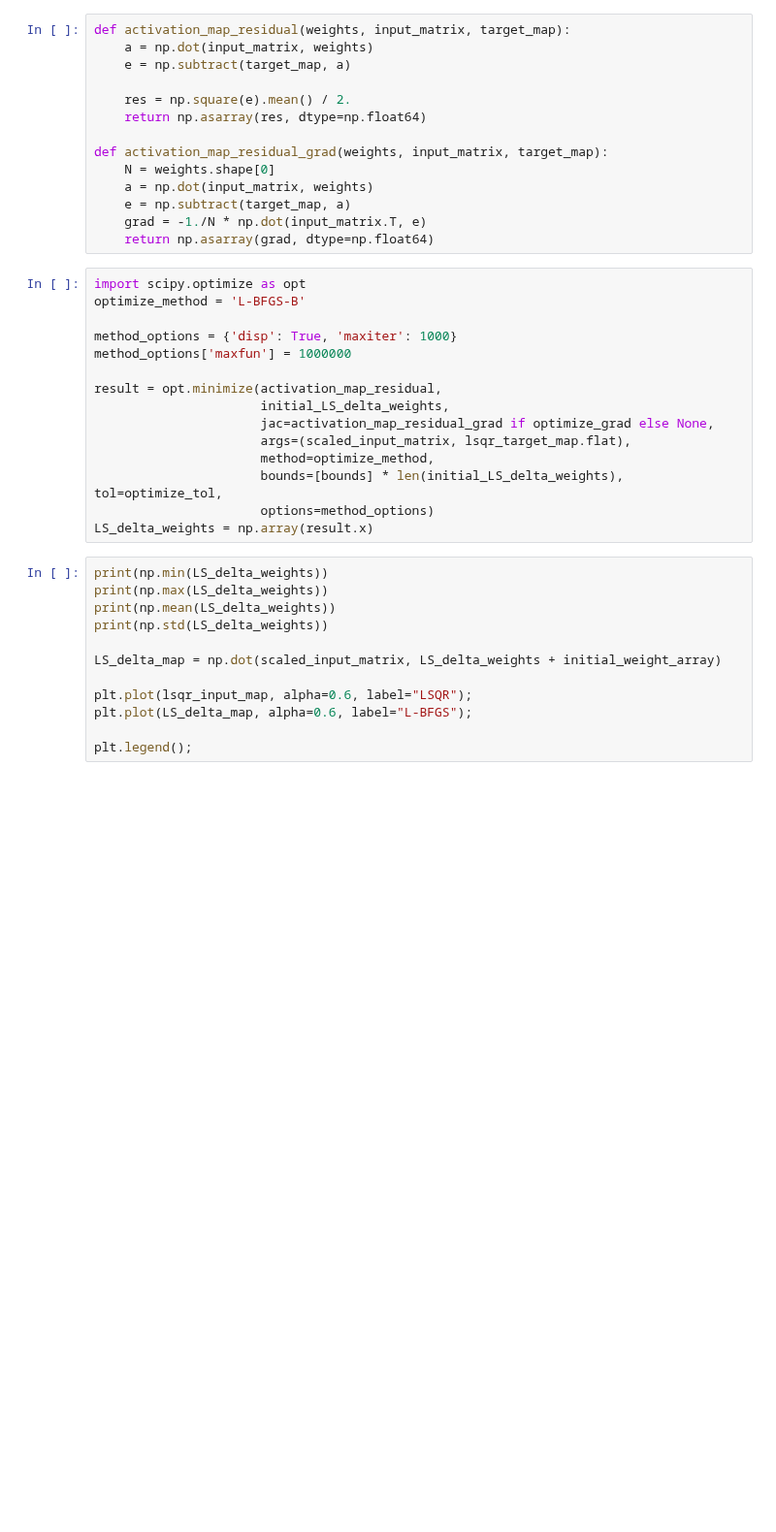
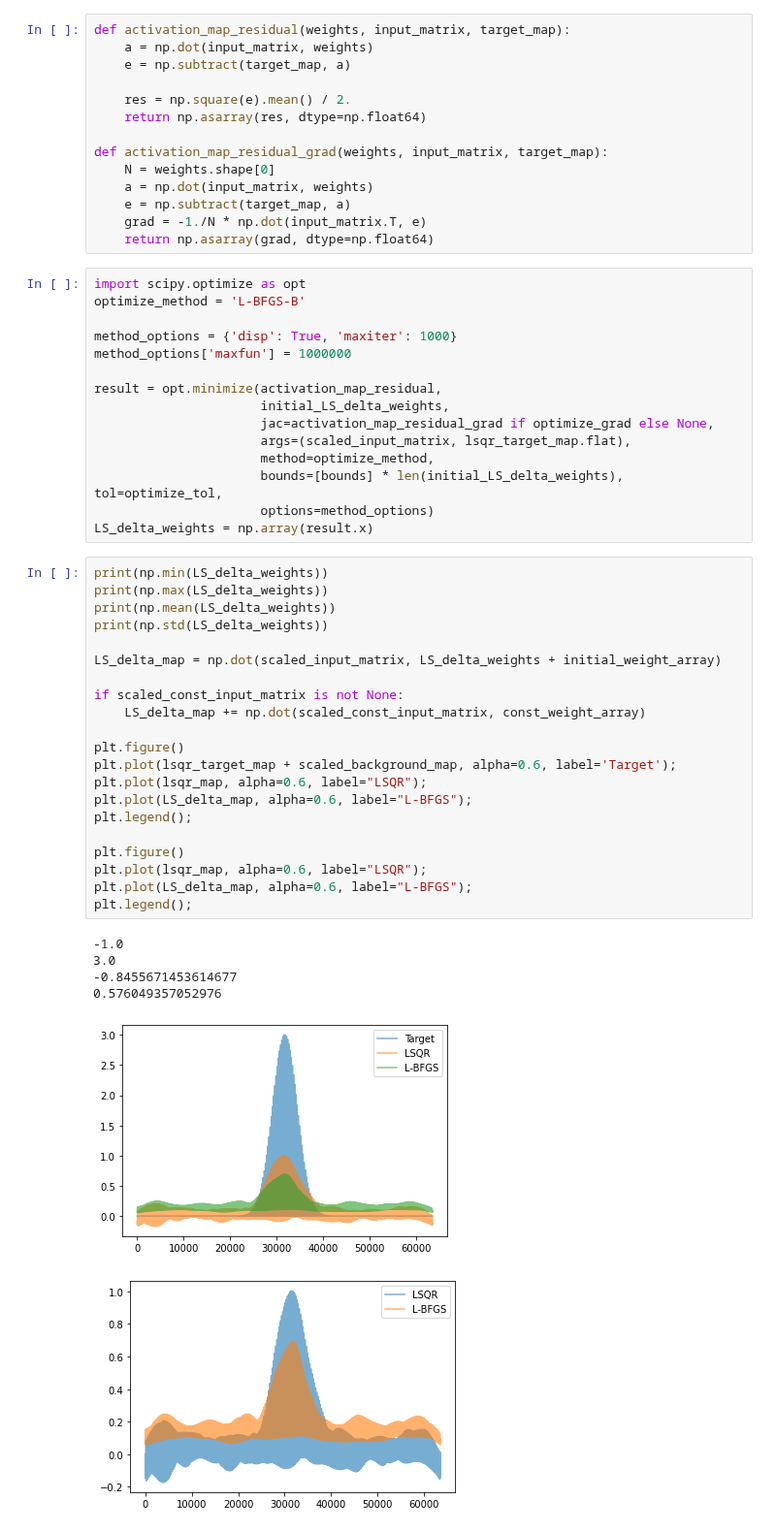
Before and after one commit to soltesz-lab/dentate, a Jupyter notebook: notebooks/Generation of Structured Weights.ipynb, the cells around one changed output. Shown at 97% size. Drawn from its saved outputs; the diff is of its cells as text; blank space fills up the shorter version.

```diff
--- a/notebooks/Generation of Structured Weights.ipynb
+++ b/notebooks/Generation of Structured Weights.ipynb
@@ -573,13 +424,29 @@ LS_delta_weights = np.array(result.x)
 # %%
 print(np.min(LS_delta_weights))
 print(np.max(LS_delta_weights))
 print(np.mean(LS_delta_weights))
 print(np.std(LS_delta_weights))
 
 LS_delta_map = np.dot(scaled_input_matrix, LS_delta_weights + initial_weight_array)
 
-plt.plot(lsqr_input_map, alpha=0.6, label="LSQR");
+if scaled_const_input_matrix is not None:
+    LS_delta_map += np.dot(scaled_const_input_matrix, const_weight_array)
+
+plt.figure()
+plt.plot(lsqr_target_map + scaled_background_map, alpha=0.6, label='Target');
+plt.plot(lsqr_map, alpha=0.6, label="LSQR");
 plt.plot(LS_delta_map, alpha=0.6, label="L-BFGS");
+plt.legend();
 
+plt.figure()
+plt.plot(lsqr_map, alpha=0.6, label="LSQR");
+plt.plot(LS_delta_map, alpha=0.6, label="L-BFGS");
 plt.legend();
+# %% [output]
+-1.0
+3.0
+-0.8455671453614677
+0.576049357052976
+[figure, added]
+[figure, added]
 # %%
```
Also changed, not shown: parts of 6 cells of this notebook.
